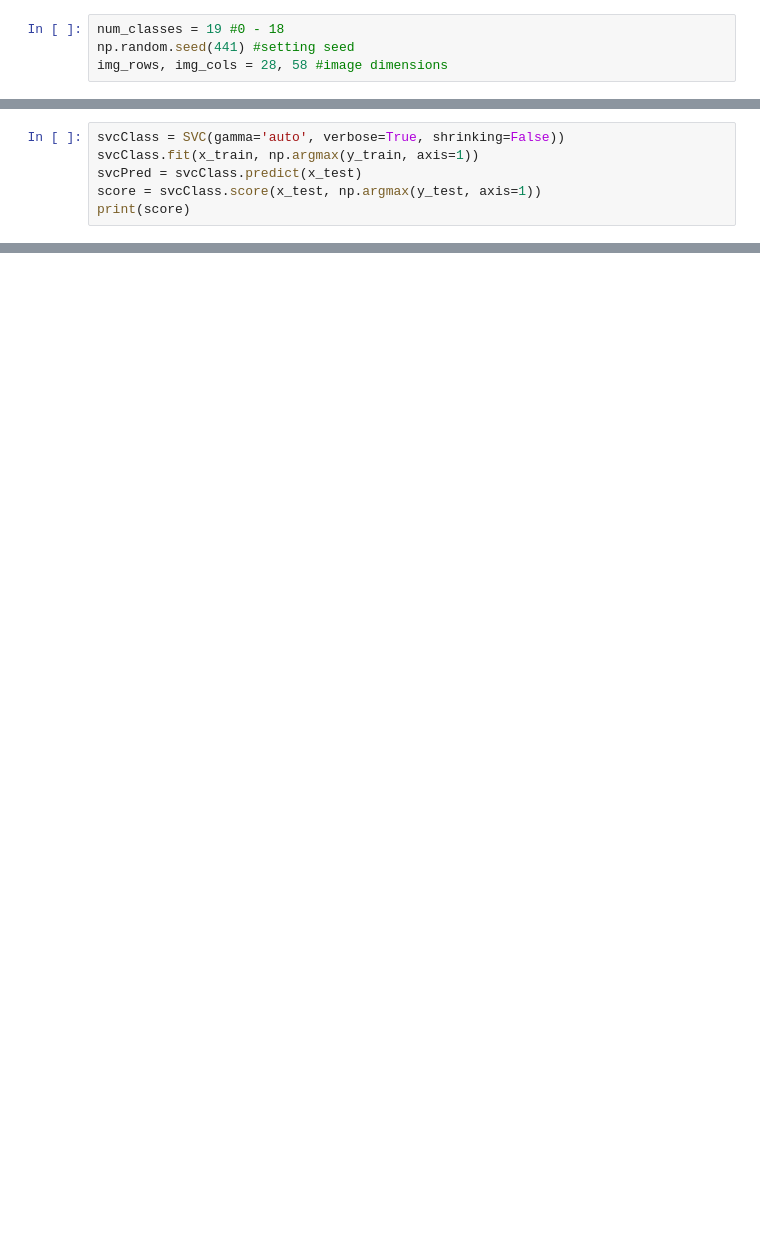
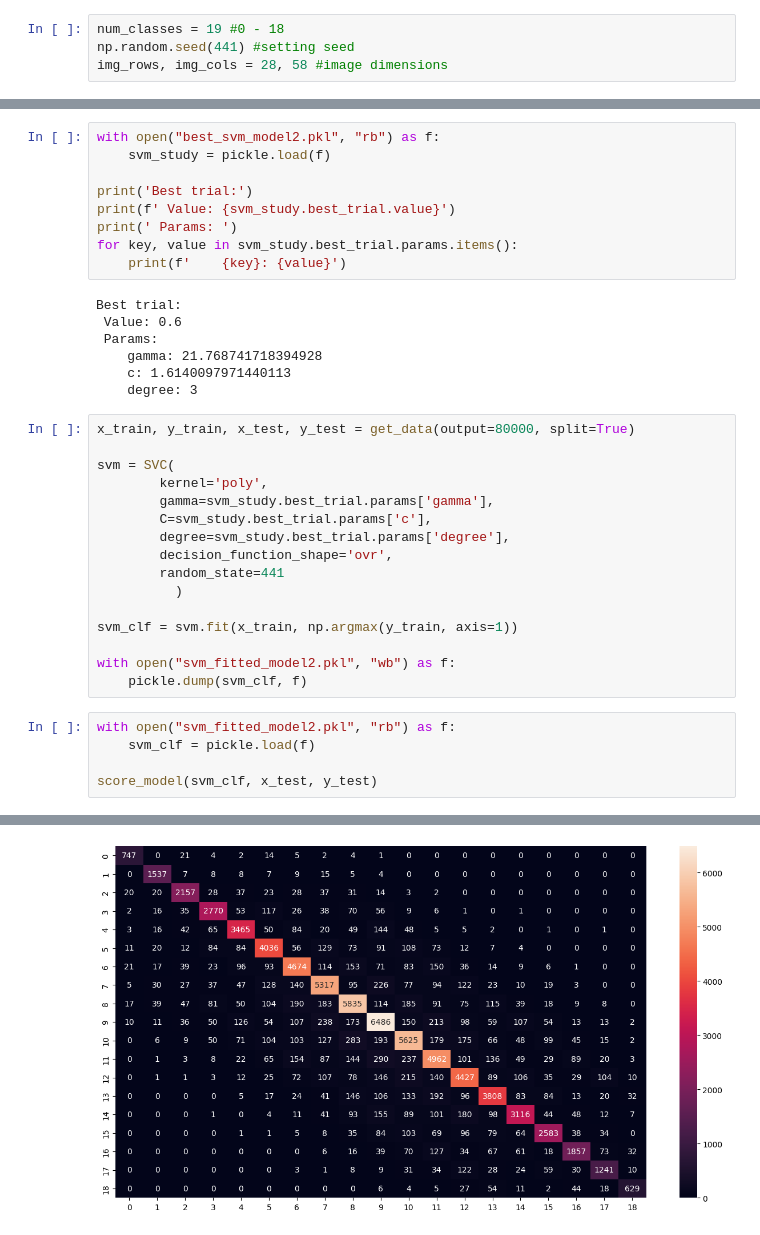
Before and after one commit to ljf441/mnist_add, a Jupyter notebook: inference.ipynb, the cells around one changed output, grey strips where cells are left out. Drawn from its saved outputs; the diff is of its cells as text; blank space fills up the shorter version.

```diff
--- a/inference.ipynb
+++ b/inference.ipynb
@@ -137,6 +141,0 @@ with open('y_test_inf.pickle', 'rb') as f:
-# %%
-svcClass = SVC(gamma='auto', verbose=True, shrinking=False))
-svcClass.fit(x_train, np.argmax(y_train, axis=1))
-svcPred = svcClass.predict(x_test)
-score = svcClass.score(x_test, np.argmax(y_test, axis=1))
-print(score)
@@ -160,0 +249,38 @@ Total nSV = 39899
+# %%
+with open("best_svm_model2.pkl", "rb") as f:
+    svm_study = pickle.load(f)
+
+print('Best trial:')
+print(f' Value: {svm_study.best_trial.value}')
+print(' Params: ')
+for key, value in svm_study.best_trial.params.items():
+    print(f'    {key}: {value}')
+# %% [output]
+Best trial:
+ Value: 0.6
+ Params:
+    gamma: 21.768741718394928
+    c: 1.6140097971440113
+    degree: 3
+# %%
+x_train, y_train, x_test, y_test = get_data(output=80000, split=True)
+
+svm = SVC(
+        kernel='poly',
+        gamma=svm_study.best_trial.params['gamma'],
+        C=svm_study.best_trial.params['c'],
+        degree=svm_study.best_trial.params['degree'],
+        decision_function_shape='ovr',
+        random_state=441
+          )
+
+svm_clf = svm.fit(x_train, np.argmax(y_train, axis=1))
+
+with open("svm_fitted_model2.pkl", "wb") as f:
+    pickle.dump(svm_clf, f)
+# %%
+with open("svm_fitted_model2.pkl", "rb") as f:
+    svm_clf = pickle.load(f)
+
+score_model(svm_clf, x_test, y_test)
+# %% [output]
@@ -160,0 +304 @@ Total nSV = 39899
+[figure, added]
```
Also changed, not shown: parts of 30 cells of this notebook, 10 other files.
